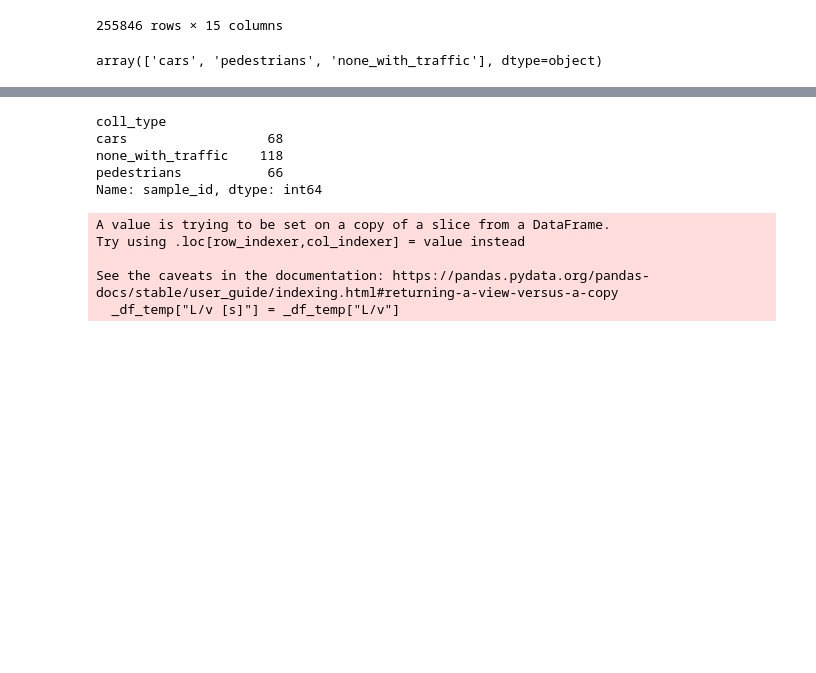
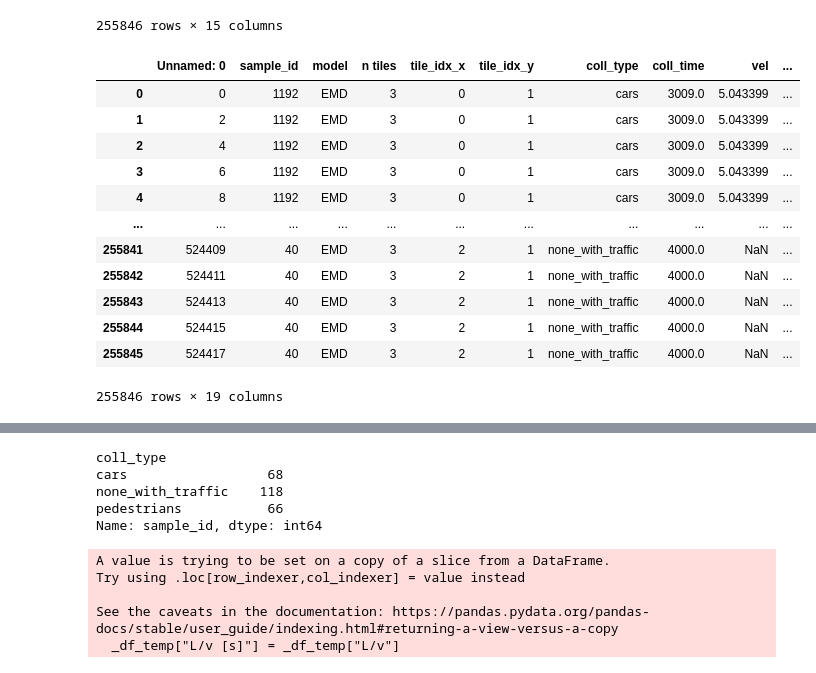
Before and after one commit to FabianSchubert/Bio-Inspired-Event-Based-Looming-Object-Detection-for-Automotive-Collision-Avoidance, a Jupyter notebook: experiments/dsec/gen_results_noisy.ipynb, the cells around one changed output, grey strips where cells are left out. Saved outputs shown, nothing was run; the diff lists cells and outputs as text; code cells hidden in the pictures; blank space fills up the shorter version.

```diff
--- a/experiments/dsec/gen_results_noisy.ipynb
+++ b/experiments/dsec/gen_results_noisy.ipynb
@@ -233,6 +239,18 @@ df_responses["dist"] = df_responses["vel"] * np.abs(df_responses["time"] / 1000)
 # %%
-df_responses.coll_type.unique()
+df_responses
 # %% [output]
+|  | Unnamed: 0 | sample_id | model | n tiles | tile_idx_x | tile_idx_y | coll_type | coll_time | vel | ... |
+| 0 | 0 | 1192 | EMD | 3 | 0 | 1 | cars | 3009.0 | 5.043399 | ... |
+| 1 | 2 | 1192 | EMD | 3 | 0 | 1 | cars | 3009.0 | 5.043399 | ... |
+| 2 | 4 | 1192 | EMD | 3 | 0 | 1 | cars | 3009.0 | 5.043399 | ... |
+| 3 | 6 | 1192 | EMD | 3 | 0 | 1 | cars | 3009.0 | 5.043399 | ... |
+| 4 | 8 | 1192 | EMD | 3 | 0 | 1 | cars | 3009.0 | 5.043399 | ... |
+| ... | ... | ... | ... | ... | ... | ... | ... | ... | ... | ... |
+| 255841 | 524409 | 40 | EMD | 3 | 2 | 1 | none_with_traffic | 4000.0 | NaN | ... |
+| 255842 | 524411 | 40 | EMD | 3 | 2 | 1 | none_with_traffic | 4000.0 | NaN | ... |
+| 255843 | 524413 | 40 | EMD | 3 | 2 | 1 | none_with_traffic | 4000.0 | NaN | ... |
+| 255844 | 524415 | 40 | EMD | 3 | 2 | 1 | none_with_traffic | 4000.0 | NaN | ... |
+| 255845 | 524417 | 40 | EMD | 3 | 2 | 1 | none_with_traffic | 4000.0 | NaN | ... |
-array(['cars', 'pedestrians', 'none_with_traffic'], dtype=object)
+255846 rows × 19 columns
 # %%
 df_filt = df_responses[(df_responses["time"]>= -1000) & (df_responses["tile_idx_y"] == 1) & (df_responses["tile_idx_x"] == 1)]
```
Also changed, not shown: parts of 23 cells of this notebook.
